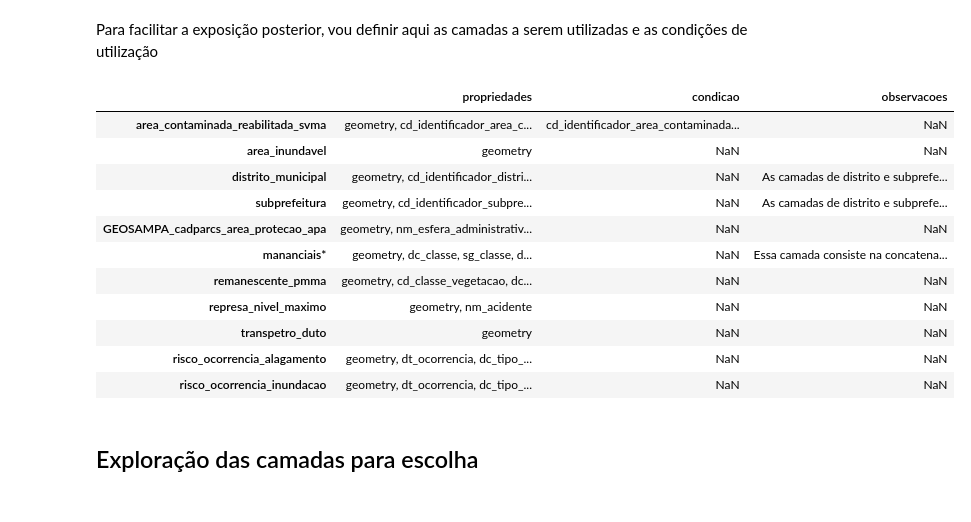
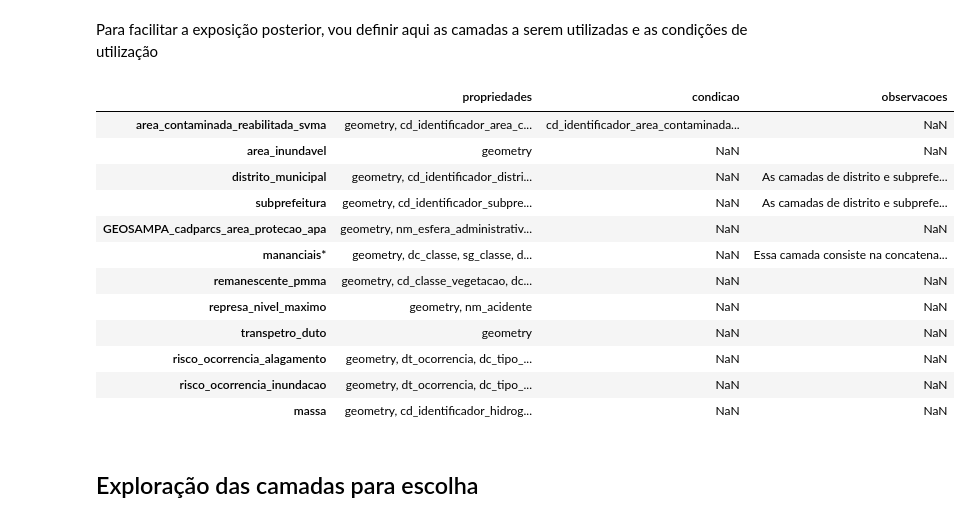
Before and after one commit to sepep-pmsp/hydra, a Jupyter notebook: notebooks/02_camadas_adicionais.ipynb, the cells around one changed output. Drawn from its saved outputs; the diff is of its cells as text; code cells hidden in the pictures.

```diff
--- a/notebooks/02_camadas_adicionais.ipynb
+++ b/notebooks/02_camadas_adicionais.ipynb
@@ -176,33 +176,42 @@ camadas = {
             'geometry',
             'dt_ocorrencia',
             'dc_tipo_ocorrencia'
         ])
     },
     'risco_ocorrencia_inundacao': {
         'propriedades': ', '.join([
             'geometry',
             'dt_ocorrencia',
             'dc_tipo_ocorrencia'
         ])
     },
+    'massa': {
+        'propriedades': ', '.join([
+            'geometry',
+            'cd_identificador_hidrografia_poligono',
+            'nm_acidente',
+            'cd_tipo_acidente'
+        ])
+    }
 }
 
 df_camadas = pd.DataFrame(camadas).T
 df_camadas.to_excel('notebooks/camadas.xlsx', index=True)
 df_camadas
 # %% [output]
 |  | propriedades | condicao | observacoes |
 | area_contaminada_reabilitada_svma | geometry, cd_identificador_area_c... | cd_identificador_area_contaminada... | NaN |
 | area_inundavel | geometry | NaN | NaN |
 | distrito_municipal | geometry, cd_identificador_distri... | NaN | As camadas de distrito e subprefe... |
 | subprefeitura | geometry, cd_identificador_subpre... | NaN | As camadas de distrito e subprefe... |
 | GEOSAMPA_cadparcs_area_protecao_apa | geometry, nm_esfera_administrativ... | NaN | NaN |
 | mananciais* | geometry, dc_classe, sg_classe, d... | NaN | Essa camada consiste na concatena... |
 | remanescente_pmma | geometry, cd_classe_vegetacao, dc... | NaN | NaN |
 | represa_nivel_maximo | geometry, nm_acidente | NaN | NaN |
 | transpetro_duto | geometry | NaN | NaN |
 | risco_ocorrencia_alagamento | geometry, dt_ocorrencia, dc_tipo_... | NaN | NaN |
 | risco_ocorrencia_inundacao | geometry, dt_ocorrencia, dc_tipo_... | NaN | NaN |
+| massa | geometry, cd_identificador_hidrog... | NaN | NaN |
 # %% [markdown]
 ## Exploração das camadas para escolha
 # %% [markdown]
```
Also changed, not shown: parts of 12 cells of this notebook, 1 other file.
